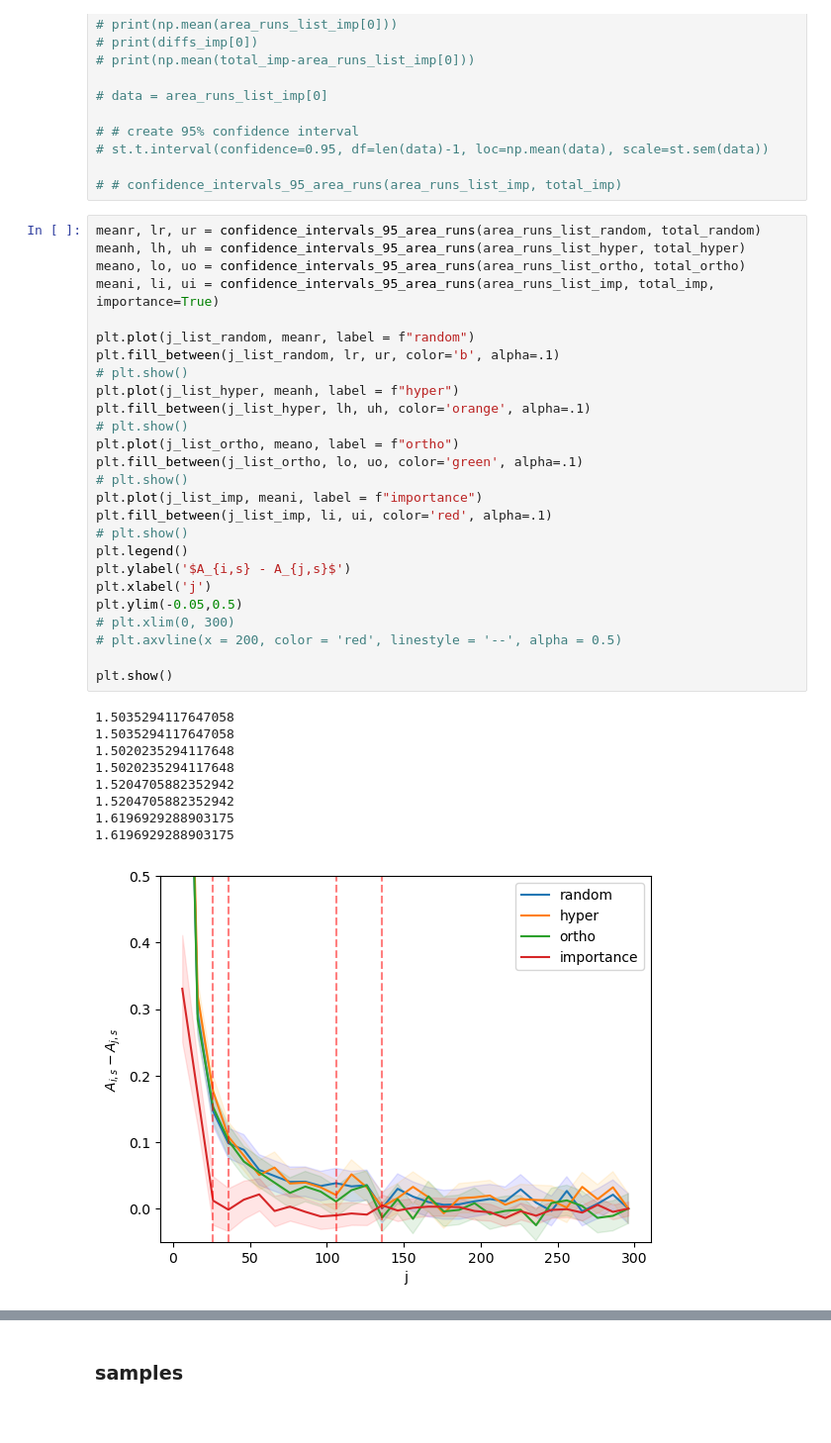
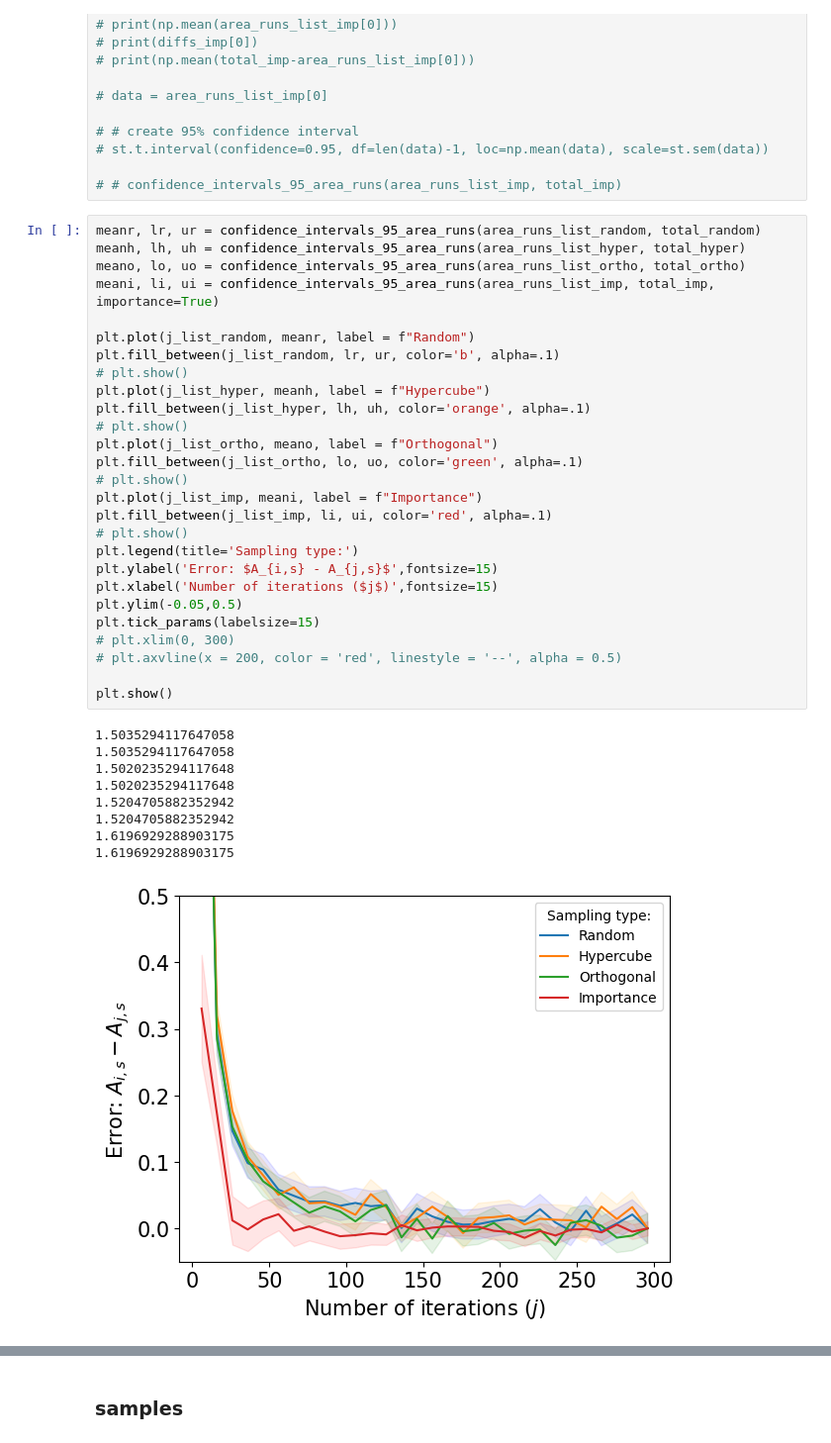
Before and after one commit to sachagijsbers/stochastic_1, a Jupyter notebook: importance_sampling_code.ipynb, the cells around one changed output, grey strips where cells are left out. Shown at 99% size. Cells and saved outputs as stored; diff of their text form.

```diff
--- a/importance_sampling_code.ipynb
+++ b/importance_sampling_code.ipynb
@@ -373,39 +373,40 @@ def confidence_intervals_95_area_runs(area_runs_list, total, importance=False):
 # %%
 meanr, lr, ur = confidence_intervals_95_area_runs(area_runs_list_random, total_random)
 meanh, lh, uh = confidence_intervals_95_area_runs(area_runs_list_hyper, total_hyper)
 meano, lo, uo = confidence_intervals_95_area_runs(area_runs_list_ortho, total_ortho)
 meani, li, ui = confidence_intervals_95_area_runs(area_runs_list_imp, total_imp, importance=True)
 
-plt.plot(j_list_random, meanr, label = f"random")
+plt.plot(j_list_random, meanr, label = f"Random")
 plt.fill_between(j_list_random, lr, ur, color='b', alpha=.1)
 # plt.show()
-plt.plot(j_list_hyper, meanh, label = f"hyper")
+plt.plot(j_list_hyper, meanh, label = f"Hypercube")
 plt.fill_between(j_list_hyper, lh, uh, color='orange', alpha=.1)
 # plt.show()
-plt.plot(j_list_ortho, meano, label = f"ortho")
+plt.plot(j_list_ortho, meano, label = f"Orthogonal")
 plt.fill_between(j_list_ortho, lo, uo, color='green', alpha=.1)
 # plt.show()
-plt.plot(j_list_imp, meani, label = f"importance")
+plt.plot(j_list_imp, meani, label = f"Importance")
 plt.fill_between(j_list_imp, li, ui, color='red', alpha=.1)
 # plt.show()
-plt.legend()
-plt.ylabel('$A_{i,s} - A_{j,s}$')
-plt.xlabel('j')
+plt.legend(title='Sampling type:')
+plt.ylabel('Error: $A_{i,s} - A_{j,s}$',fontsize=15)
+plt.xlabel('Number of iterations ($j$)',fontsize=15)
 plt.ylim(-0.05,0.5)
+plt.tick_params(labelsize=15)
 # plt.xlim(0, 300)
 # plt.axvline(x = 200, color = 'red', linestyle = '--', alpha = 0.5)
 
 plt.show()
 # %% [output]
 1.5035294117647058
 1.5035294117647058
 1.5020235294117648
 1.5020235294117648
 1.5204705882352942
 1.5204705882352942
 1.6196929288903175
 1.6196929288903175
-[figure, old version]
+[figure, new version]
 # %%
 def convergence_sample(total_sample, j_list, limit):
     sample = list(total_sample)
```
Also changed, not shown: parts of 4 cells of this notebook, 2 other files.
